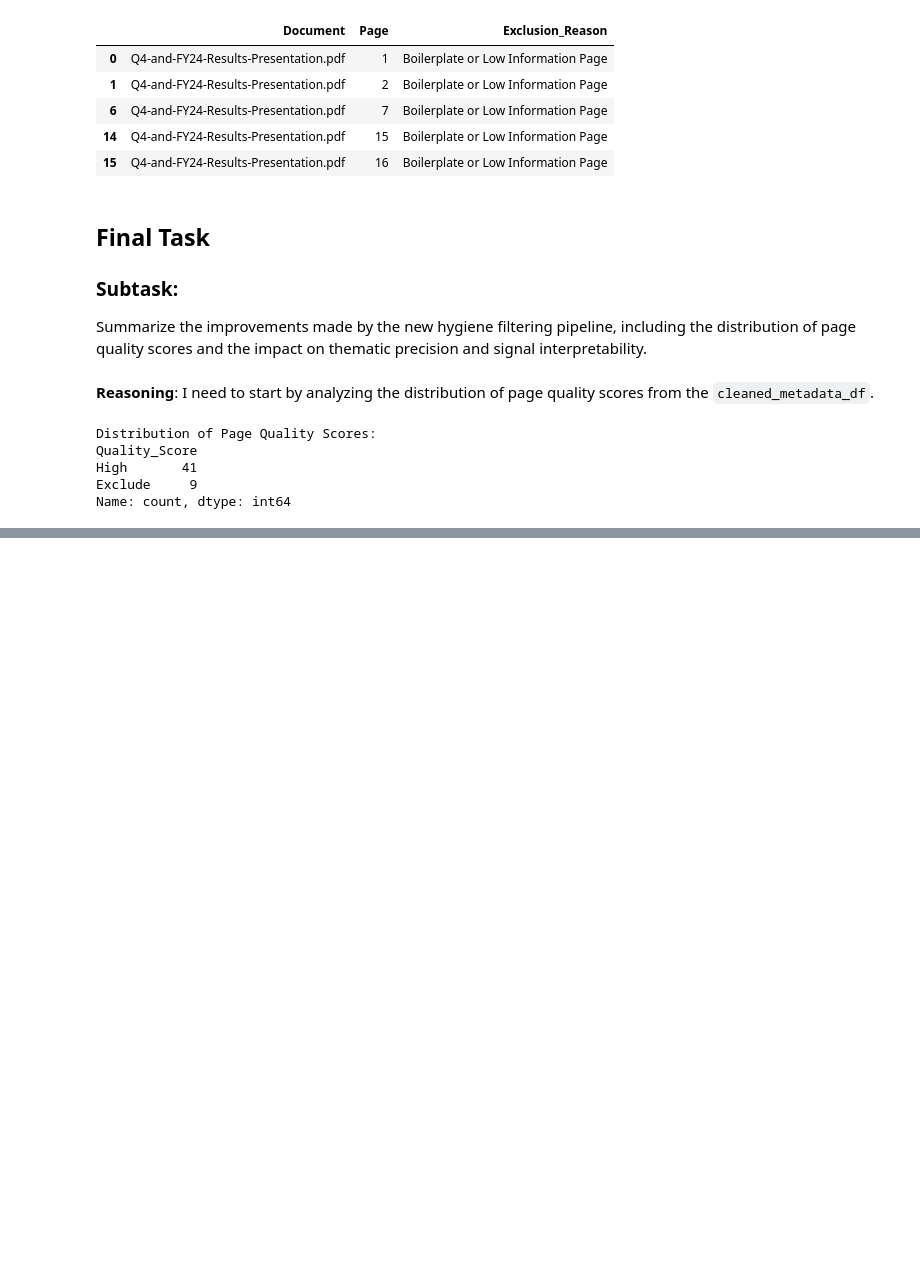
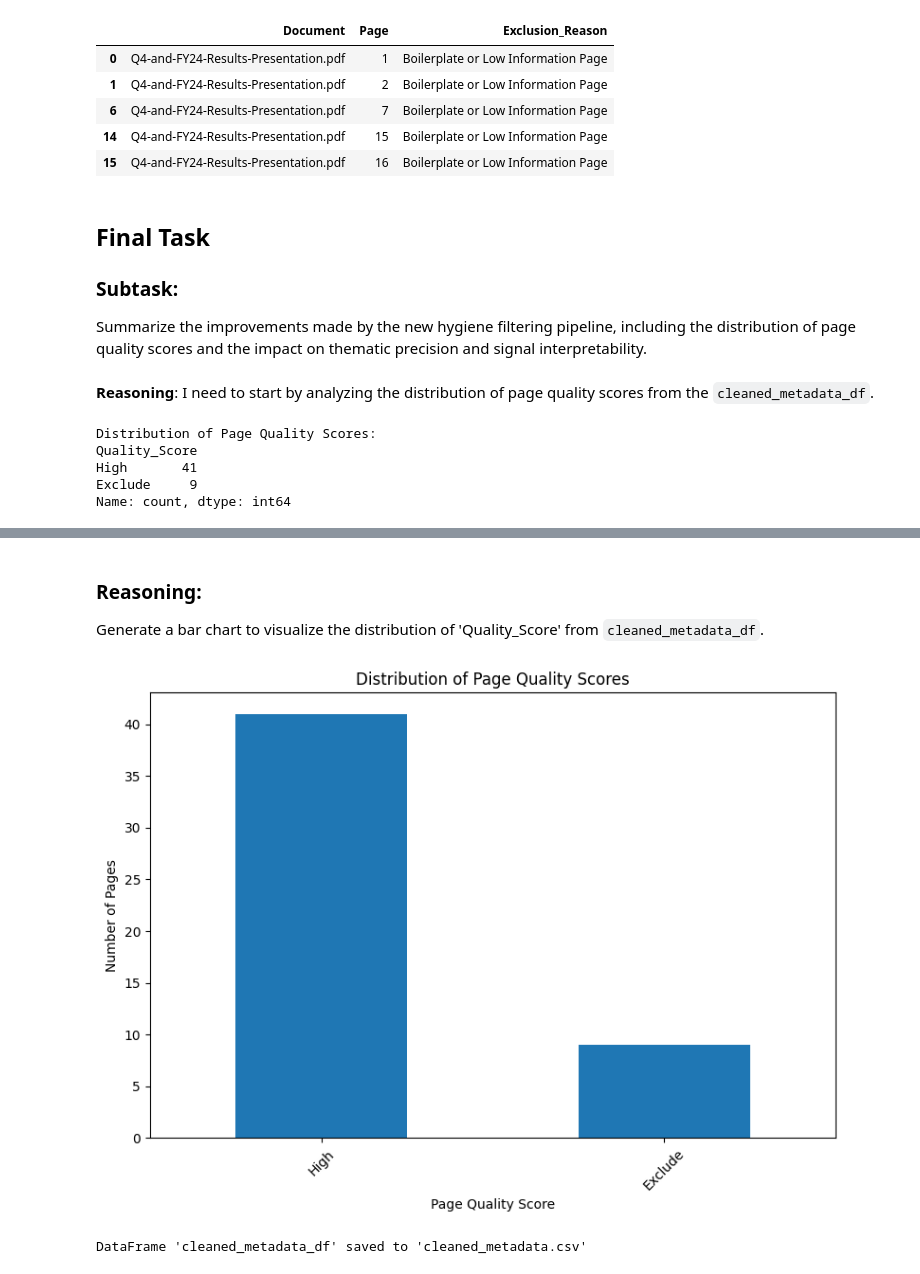
Before and after one commit to smonodeep/DynamicValuationGovernance, a Jupyter notebook: 3B_EWS.ipynb, the cells around one changed output, grey strips where cells are left out. Saved outputs shown, nothing was run; the diff lists cells and outputs as text; code cells hidden in the pictures; blank space fills up the shorter version.

Commit message:
Create a page quality score disctribution

```diff
--- a/3B_EWS.ipynb
+++ b/3B_EWS.ipynb
@@ -3045,0 +3054,25 @@ Name: count, dtype: int64
+# %% [markdown]
+### Reasoning:
+Generate a bar chart to visualize the distribution of 'Quality_Score' from `cleaned_metadata_df`.
+# %%
+import matplotlib.pyplot as plt
+
+# Get the value counts for 'Quality_Score'
+quality_score_counts = cleaned_metadata_df['Quality_Score'].value_counts()
+
+# Plotting the bar chart
+plt.figure(figsize=(8, 6))
+quality_score_counts.plot(kind='bar')
+plt.title('Distribution of Page Quality Scores')
+plt.xlabel('Page Quality Score')
+plt.ylabel('Number of Pages')
+plt.xticks(rotation=45)
+plt.tight_layout()
+plt.show()
+# %% [output]
+[figure, added]
+# %%
+cleaned_metadata_df.to_csv('cleaned_metadata.csv', index=False)
+print("DataFrame 'cleaned_metadata_df' saved to 'cleaned_metadata.csv'")
+# %% [output]
+DataFrame 'cleaned_metadata_df' saved to 'cleaned_metadata.csv'
```
Also changed, not shown: parts of 2 cells of this notebook.
